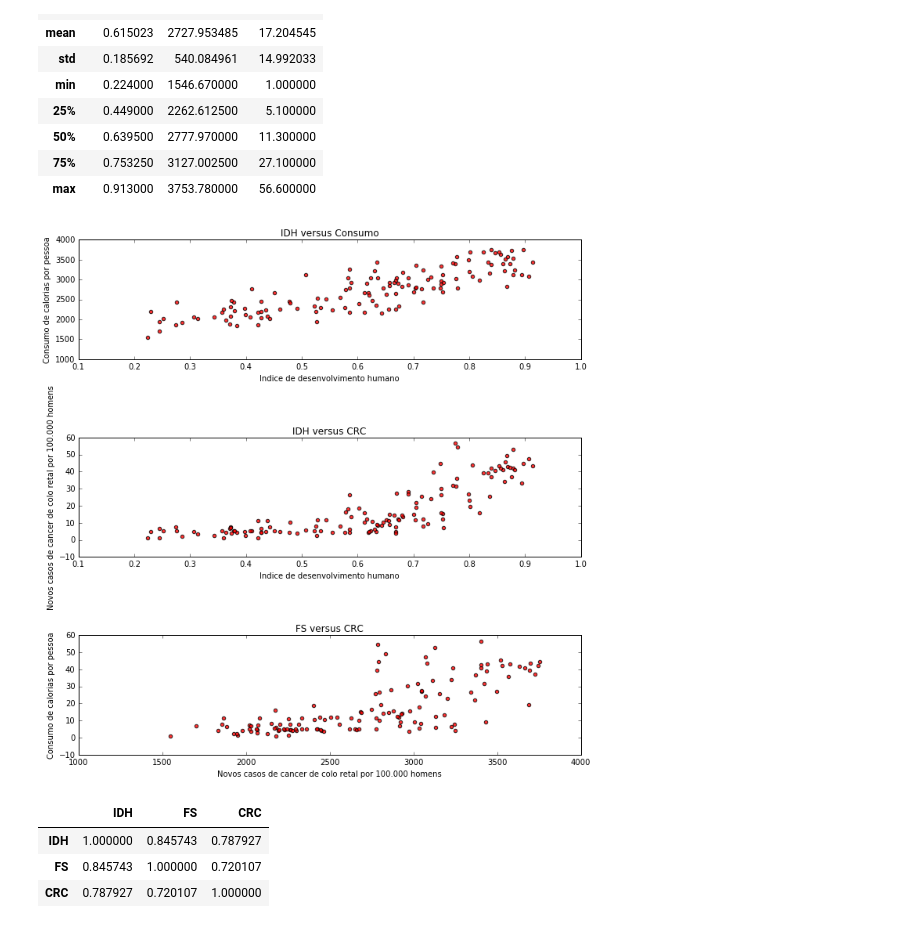
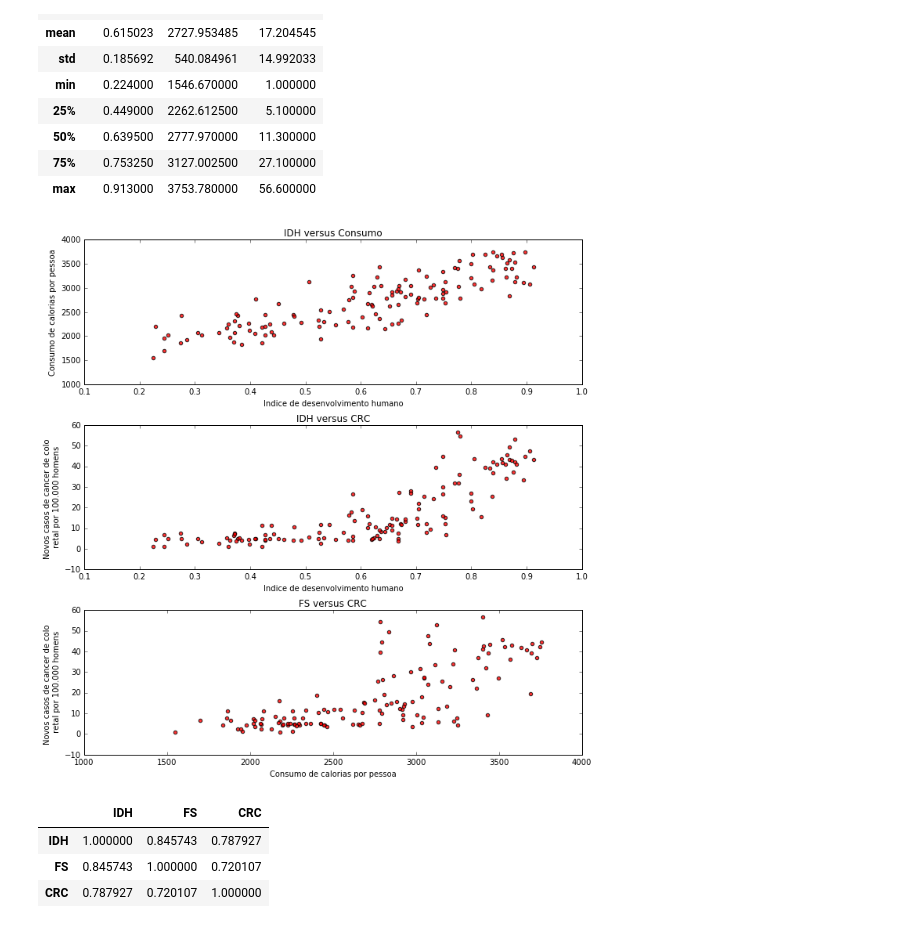
Before and after one commit to felipegiorgi/CD1S17, a Jupyter notebook: Projeto 5/Etapa 3/Projeto 5 - Entrega 3.ipynb, the cells around one changed output. Drawn from its saved outputs; the diff is of its cells as text; code cells hidden in the pictures.

```diff
--- a/Projeto 5/Etapa 3/Projeto 5 - Entrega 3.ipynb
+++ b/Projeto 5/Etapa 3/Projeto 5 - Entrega 3.ipynb
@@ -70,27 +70,27 @@ data.describe()
 # %%
 fig = plt.figure(figsize=(10, 10))
 plt.subplot(311)
 plt.scatter(data.IDH, data.FS, c='red', alpha=0.8)
 plt.title('IDH versus Consumo')
 plt.xlabel('Indice de desenvolvimento humano')
 plt.ylabel('Consumo de calorias por pessoa')
 
 plt.subplot(312)
 plt.scatter(data.IDH, data.CRC, c='red', alpha=0.8)
 plt.title('IDH versus CRC')
 plt.xlabel('Indice de desenvolvimento humano')
-plt.ylabel('Novos casos de cancer de colo retal por 100.000 homens')
+plt.ylabel('Novos casos de cancer de colo \n retal por 100.000 homens')
 
 plt.subplot(313)
 plt.scatter(data.FS, data.CRC, c='red', alpha=0.8)
 plt.title('FS versus CRC')
-plt.xlabel('Novos casos de cancer de colo retal por 100.000 homens')
-plt.ylabel('Consumo de calorias por pessoa')
+plt.xlabel('Consumo de calorias por pessoa')
+plt.ylabel('Novos casos de cancer de colo \n retal por 100.000 homens')
 
 plt.tight_layout()
 plt.show()
 # %% [output]
-[figure, old version]
+[figure, new version]
 # %%
 data.corr(method='pearson')
 # %% [output]
```
Also changed, not shown: parts of 3 cells of this notebook.
